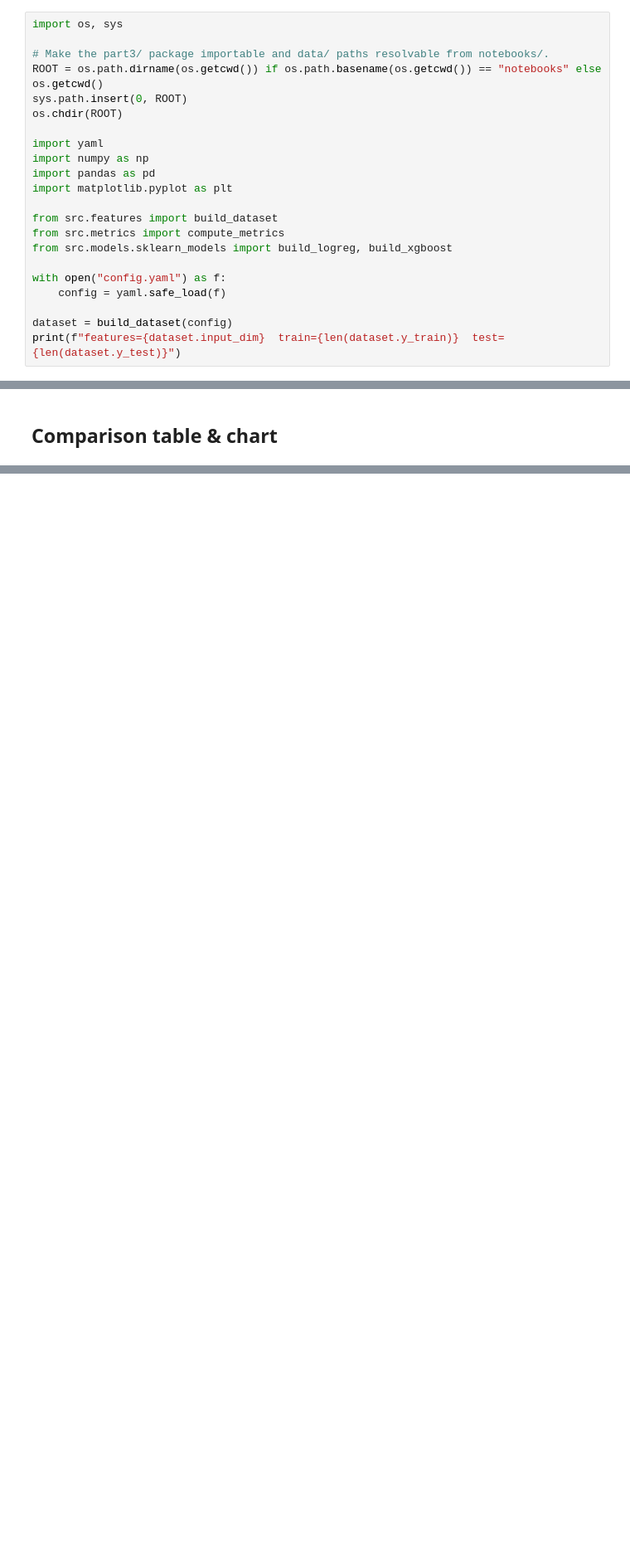
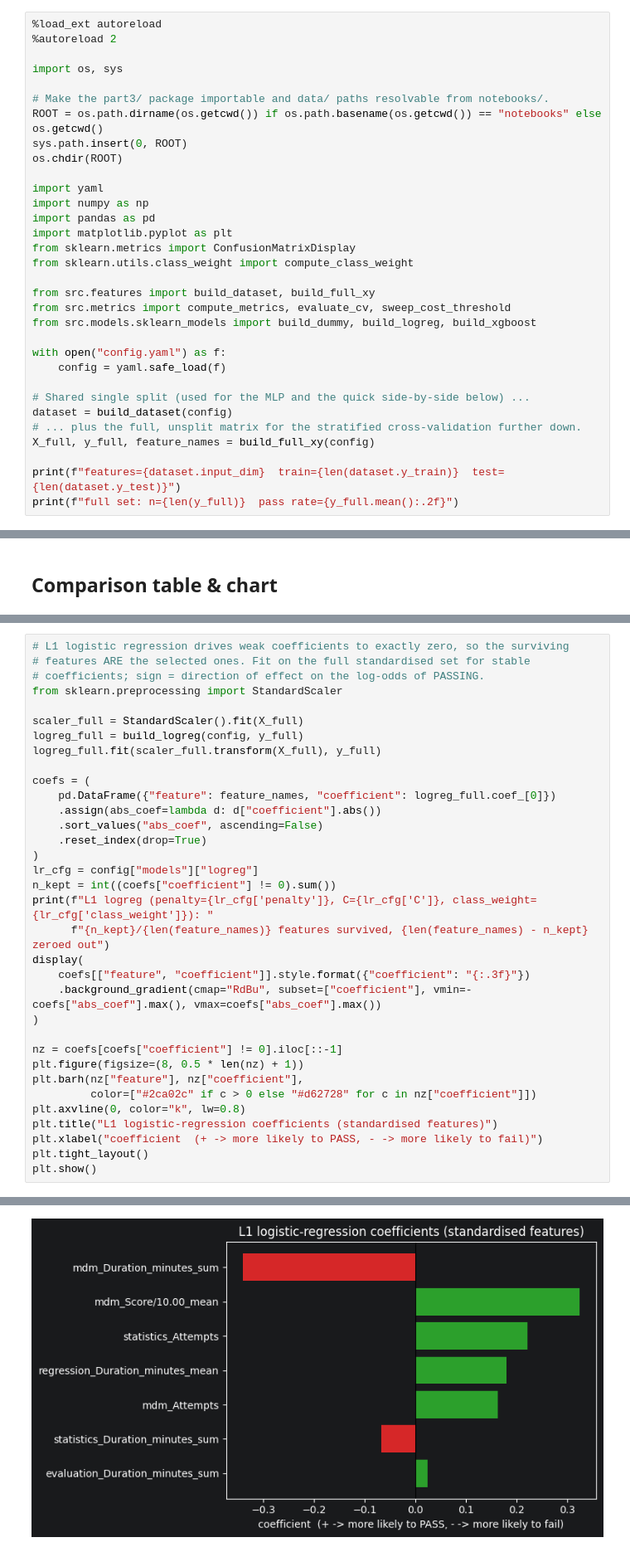
Before and after one commit to staldenhoefler/P-BI-MMI, a Jupyter notebook: part3/notebooks/03_model_comparison.ipynb, the cells around one changed output, grey strips where cells are left out. Shown at 83% size. Drawn from its saved outputs; the diff is of its cells as text; blank space fills up the shorter version.

```diff
--- a/part3/notebooks/03_model_comparison.ipynb
+++ b/part3/notebooks/03_model_comparison.ipynb
@@ -11,6 +11,9 @@ poetry run python -m src.train
 
 This notebook reproduces the metrics in-process for a quick side-by-side table and chart.
 # %%
+%load_ext autoreload
+%autoreload 2
+
 import os, sys
 
 # Make the part3/ package importable and data/ paths resolvable from notebooks/.
@@ -22,14 +25,21 @@ import yaml
 import numpy as np
 import pandas as pd
 import matplotlib.pyplot as plt
+from sklearn.metrics import ConfusionMatrixDisplay
+from sklearn.utils.class_weight import compute_class_weight
 
-from src.features import build_dataset
-from src.metrics import compute_metrics
-from src.models.sklearn_models import build_logreg, build_xgboost
+from src.features import build_dataset, build_full_xy
+from src.metrics import compute_metrics, evaluate_cv, sweep_cost_threshold
+from src.models.sklearn_models import build_dummy, build_logreg, build_xgboost
 
 with open("config.yaml") as f:
     config = yaml.safe_load(f)
 
+# Shared single split (used for the MLP and the quick side-by-side below) ...
 dataset = build_dataset(config)
+# ... plus the full, unsplit matrix for the stratified cross-validation further down.
+X_full, y_full, feature_names = build_full_xy(config)
+
 print(f"features={dataset.input_dim}  train={len(dataset.y_train)}  test={len(dataset.y_test)}")
+print(f"full set: n={len(y_full)}  pass rate={y_full.mean():.2f}")
 # %% [output]
@@ -146,0 +406,35 @@ plt.show()
+# %%
+# L1 logistic regression drives weak coefficients to exactly zero, so the surviving
+# features ARE the selected ones. Fit on the full standardised set for stable
+# coefficients; sign = direction of effect on the log-odds of PASSING.
+from sklearn.preprocessing import StandardScaler
+
+scaler_full = StandardScaler().fit(X_full)
+logreg_full = build_logreg(config, y_full)
+logreg_full.fit(scaler_full.transform(X_full), y_full)
+
+coefs = (
+    pd.DataFrame({"feature": feature_names, "coefficient": logreg_full.coef_[0]})
+    .assign(abs_coef=lambda d: d["coefficient"].abs())
+    .sort_values("abs_coef", ascending=False)
+    .reset_index(drop=True)
+)
+lr_cfg = config["models"]["logreg"]
+n_kept = int((coefs["coefficient"] != 0).sum())
+print(f"L1 logreg (penalty={lr_cfg['penalty']}, C={lr_cfg['C']}, class_weight={lr_cfg['class_weight']}): "
+      f"{n_kept}/{len(feature_names)} features survived, {len(feature_names) - n_kept} zeroed out")
+display(
+    coefs[["feature", "coefficient"]].style.format({"coefficient": "{:.3f}"})
+    .background_gradient(cmap="RdBu", subset=["coefficient"], vmin=-coefs["abs_coef"].max(), vmax=coefs["abs_coef"].max())
+)
+
+nz = coefs[coefs["coefficient"] != 0].iloc[::-1]
+plt.figure(figsize=(8, 0.5 * len(nz) + 1))
+plt.barh(nz["feature"], nz["coefficient"],
+         color=["#2ca02c" if c > 0 else "#d62728" for c in nz["coefficient"]])
+plt.axvline(0, color="k", lw=0.8)
+plt.title("L1 logistic-regression coefficients (standardised features)")
+plt.xlabel("coefficient  (+ -> more likely to PASS, - -> more likely to fail)")
+plt.tight_layout()
+plt.show()
+# %% [output]
@@ -146,0 +453 @@ plt.show()
+[figure, added]
```
Also changed, not shown: parts of 15 cells of this notebook, 6 other files.
